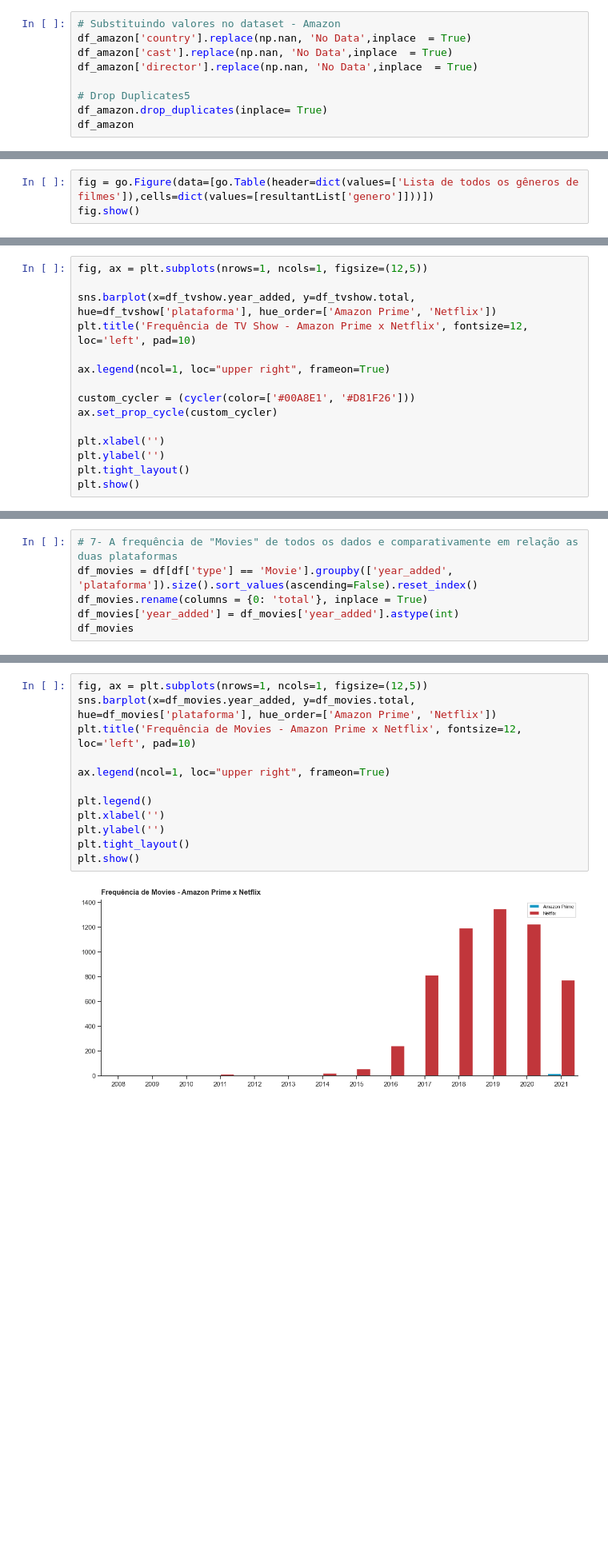
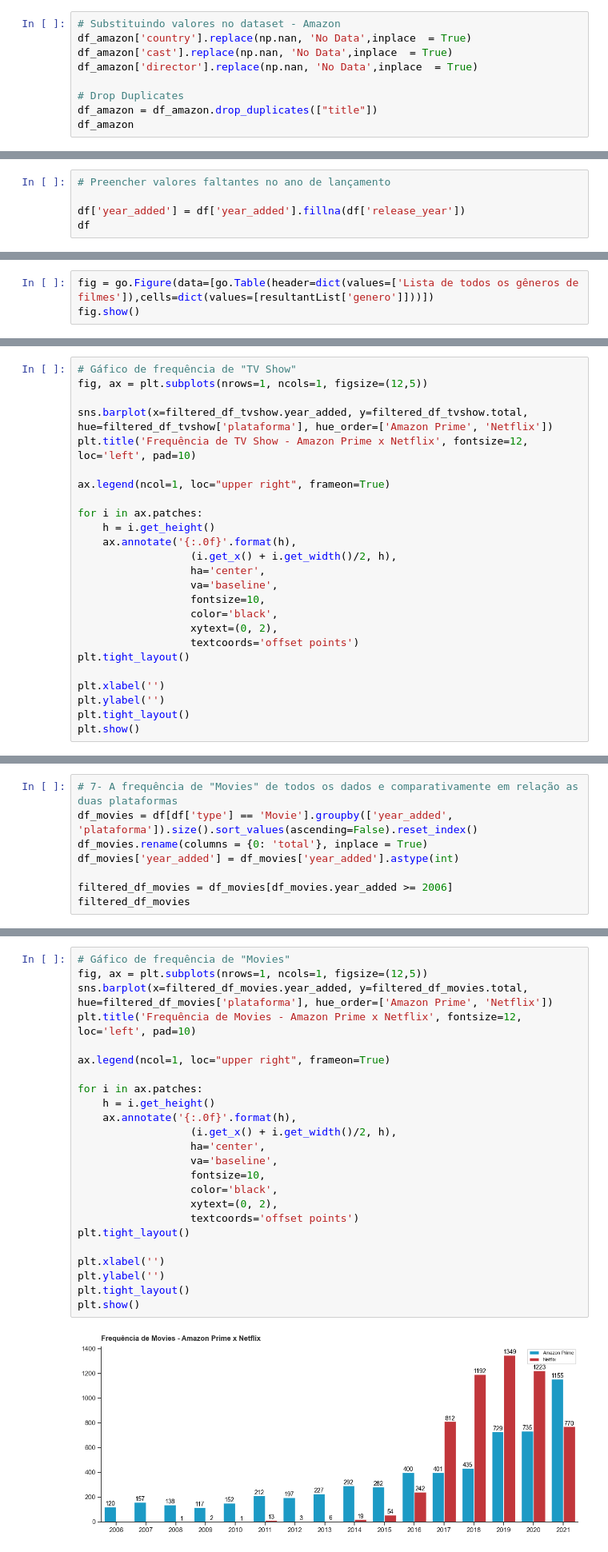
Before and after one commit to maisonhenrique/DataChallenge, a Jupyter notebook: AnaliseExploratoria.ipynb, the cells around one changed output, grey strips where cells are left out. Shown at 80% size. Cells and saved outputs as stored; diff of their text form; blank space fills up the shorter version.

```diff
--- a/AnaliseExploratoria.ipynb
+++ b/AnaliseExploratoria.ipynb
@@ -111,8 +118,8 @@ df_amazon['country'].replace(np.nan, 'No Data',inplace  = True)
 df_amazon['cast'].replace(np.nan, 'No Data',inplace  = True)
 df_amazon['director'].replace(np.nan, 'No Data',inplace  = True)
 
-# Drop Duplicates5
-df_amazon.drop_duplicates(inplace= True)
+# Drop Duplicates
+df_amazon = df_amazon.drop_duplicates(["title"])
 df_amazon
 # %% [output]
 |  | show_id | type | title | director | cast | country | date_added | release_year | rating | duration | ... |
@@ -199,0 +213,5 @@ EDA
+# %%
+# Preencher valores faltantes no ano de lançamento
+
+df['year_added'] = df['year_added'].fillna(df['release_year'])
+df
@@ -388,13 +434,23 @@ df_tvshow
 # %%
+# Gáfico de frequência de "TV Show"
 fig, ax = plt.subplots(nrows=1, ncols=1, figsize=(12,5))
 
-sns.barplot(x=df_tvshow.year_added, y=df_tvshow.total, hue=df_tvshow['plataforma'], hue_order=['Amazon Prime', 'Netflix'])
+sns.barplot(x=filtered_df_tvshow.year_added, y=filtered_df_tvshow.total, hue=filtered_df_tvshow['plataforma'], hue_order=['Amazon Prime', 'Netflix'])
 plt.title('Frequência de TV Show - Amazon Prime x Netflix', fontsize=12, loc='left', pad=10)
 
 ax.legend(ncol=1, loc="upper right", frameon=True)
 
-custom_cycler = (cycler(color=['#00A8E1', '#D81F26']))
-ax.set_prop_cycle(custom_cycler)
+for i in ax.patches:
+    h = i.get_height()
+    ax.annotate('{:.0f}'.format(h),
+                  (i.get_x() + i.get_width()/2, h),
+                  ha='center',
+                  va='baseline',
+                  fontsize=10,
+                  color='black',
+                  xytext=(0, 2),
+                  textcoords='offset points')
+plt.tight_layout()
 
 plt.xlabel('')
 plt.ylabel('')
@@ -407,7 +463,9 @@ plt.show()
 df_movies = df[df['type'] == 'Movie'].groupby(['year_added', 'plataforma']).size().sort_values(ascending=False).reset_index()
 df_movies.rename(columns = {0: 'total'}, inplace = True)
 df_movies['year_added'] = df_movies['year_added'].astype(int)
-df_movies
+
+filtered_df_movies = df_movies[df_movies.year_added >= 2006]
+filtered_df_movies
 # %% [output]
 |  | year_added | plataforma | total |
 | 0 | 2019 | Netflix | 1349 |
@@ -428,14 +487,26 @@ df_movies
 # %%
+# Gáfico de frequência de "Movies"
 fig, ax = plt.subplots(nrows=1, ncols=1, figsize=(12,5))
-sns.barplot(x=df_movies.year_added, y=df_movies.total, hue=df_movies['plataforma'], hue_order=['Amazon Prime', 'Netflix'])
+sns.barplot(x=filtered_df_movies.year_added, y=filtered_df_movies.total, hue=filtered_df_movies['plataforma'], hue_order=['Amazon Prime', 'Netflix'])
 plt.title('Frequência de Movies - Amazon Prime x Netflix', fontsize=12, loc='left', pad=10)
 
 ax.legend(ncol=1, loc="upper right", frameon=True)
 
-plt.legend()
+for i in ax.patches:
+    h = i.get_height()
+    ax.annotate('{:.0f}'.format(h),
+                  (i.get_x() + i.get_width()/2, h),
+                  ha='center',
+                  va='baseline',
+                  fontsize=10,
+                  color='black',
+                  xytext=(0, 2),
+                  textcoords='offset points')
+plt.tight_layout()
+
 plt.xlabel('')
 plt.ylabel('')
 plt.tight_layout()
 plt.show()
 # %% [output]
-[figure, old version]
+[figure, new version]
```
Also changed, not shown: parts of 13 cells of this notebook.
